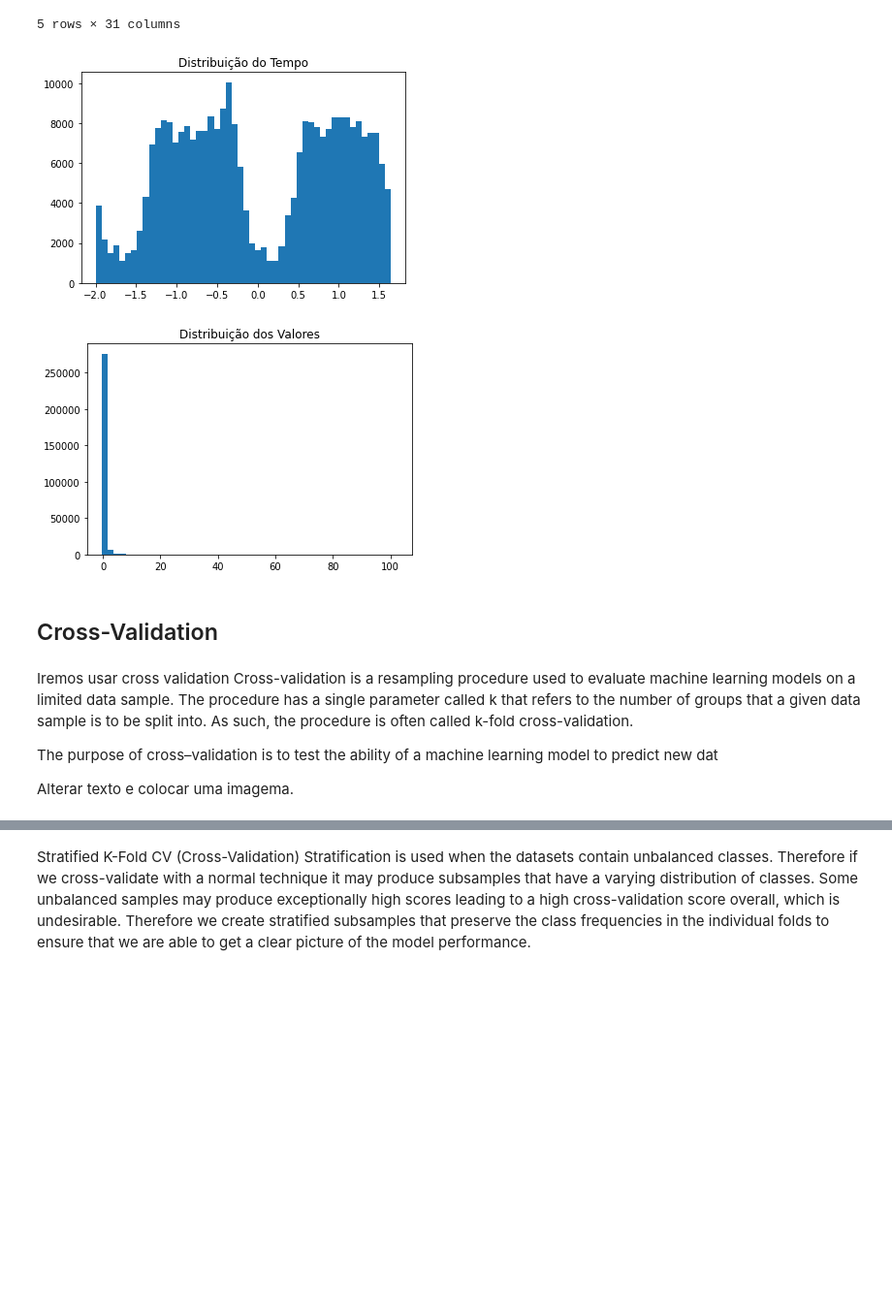
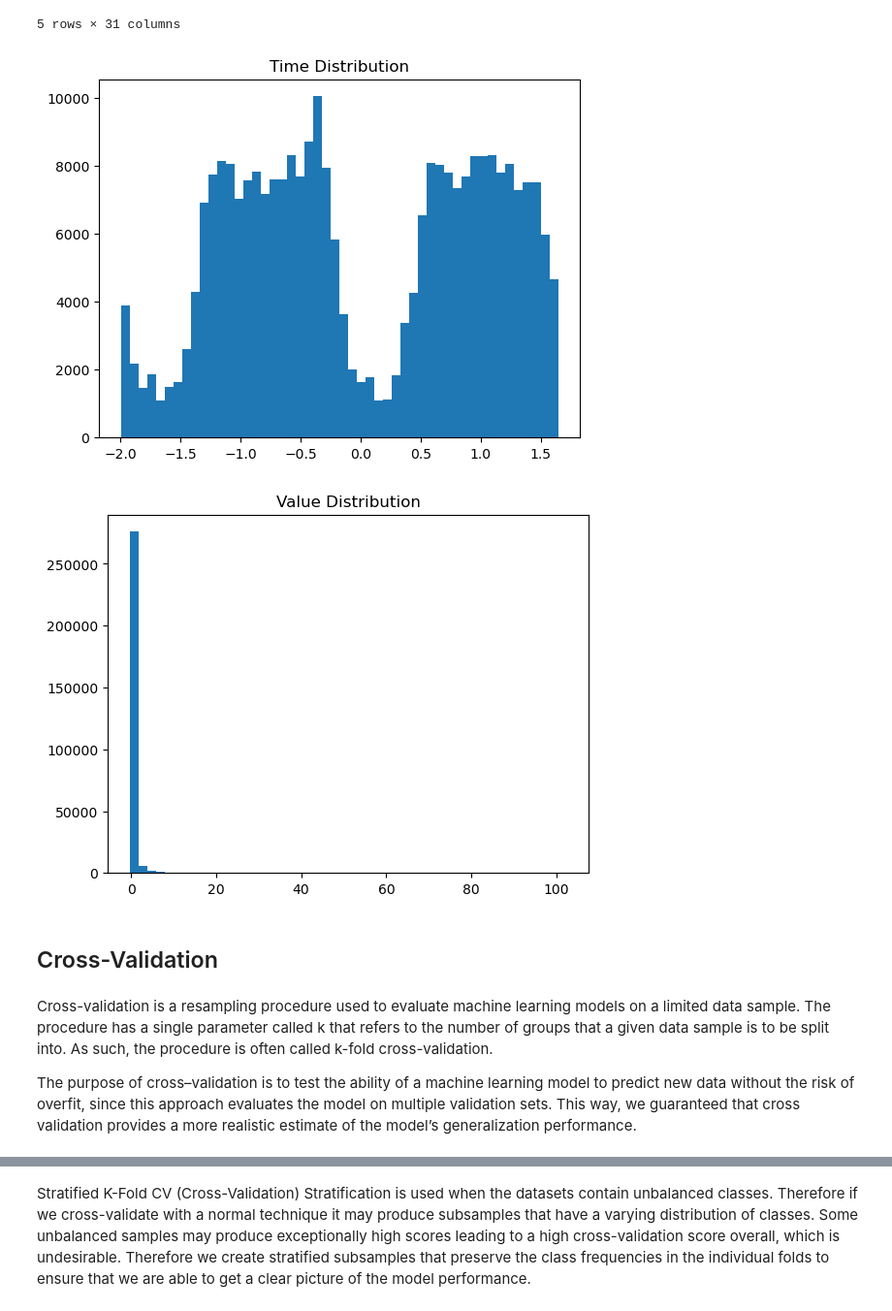
Before and after one commit to MatheusBissacot/DeusExMachina, a Jupyter notebook: Technical_component.ipynb, the cells around one changed output, grey strips where cells are left out. Shown: that part at 97% size. Saved outputs shown, nothing was run; the diff lists cells and outputs as text; code cells hidden in the pictures; blank space fills up the shorter version.

```diff
--- a/Technical_component.ipynb
+++ b/Technical_component.ipynb
@@ -101,15 +135,15 @@ df_credit.head()
 5 rows × 31 columns
 # %%
 plt.hist(df_credit['Time_Scaled'], bins=50)
-plt.title('Distribuição do Tempo')
+plt.title('Time Distribution')
 plt.show()
 
 plt.hist(df_credit['Amount_Scaled'], bins=50)
-plt.title('Distribuição dos Valores')
+plt.title('Value Distribution')
 plt.show()
 # %% [output]
-[figure, old version]
+[figure, new version]
-[figure, old version]
+[figure, new version]
 # %%
 X = df_credit.drop('Class', axis=1)
 y = df_credit['Class']
@@ -118,9 +152,6 @@ X_train, X_test, y_train, y_test = train_test_split(X, y, test_size=0.3, random_
 # %% [markdown]
 ## Cross-Validation
 # %% [markdown]
-Iremos usar cross validation
 Cross-validation is a resampling procedure used to evaluate machine learning models on a limited data sample. The procedure has a single parameter called k that refers to the number of groups that a given data sample is to be split into. As such, the procedure is often called k-fold cross-validation.
 
-The purpose of cross–validation is to test the ability of a machine learning model to predict new dat
-
-Alterar texto e colocar uma imagema.
+The purpose of cross–validation is to test the ability of a machine learning model to predict new data without the risk of overfit, since this approach evaluates the model on multiple validation sets. This way, we guaranteed that cross validation provides a more realistic estimate of the model’s generalization performance.
```
Also changed, not shown: parts of 66 cells of this notebook.
